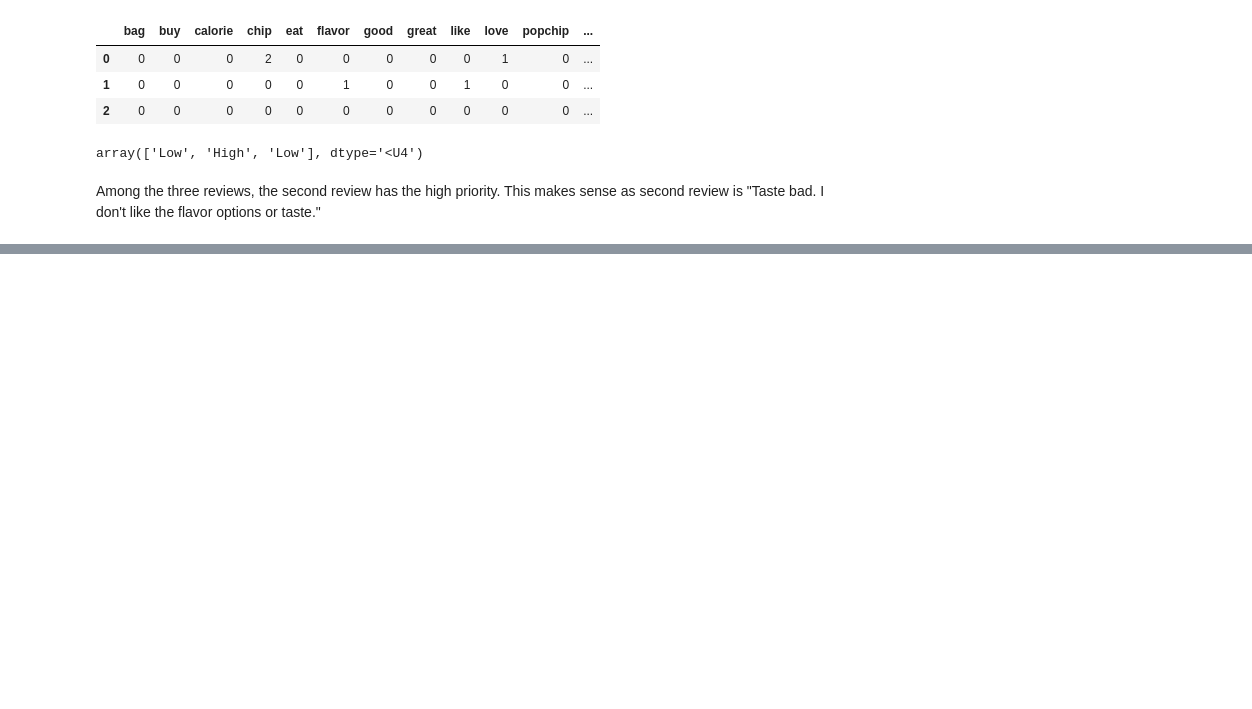
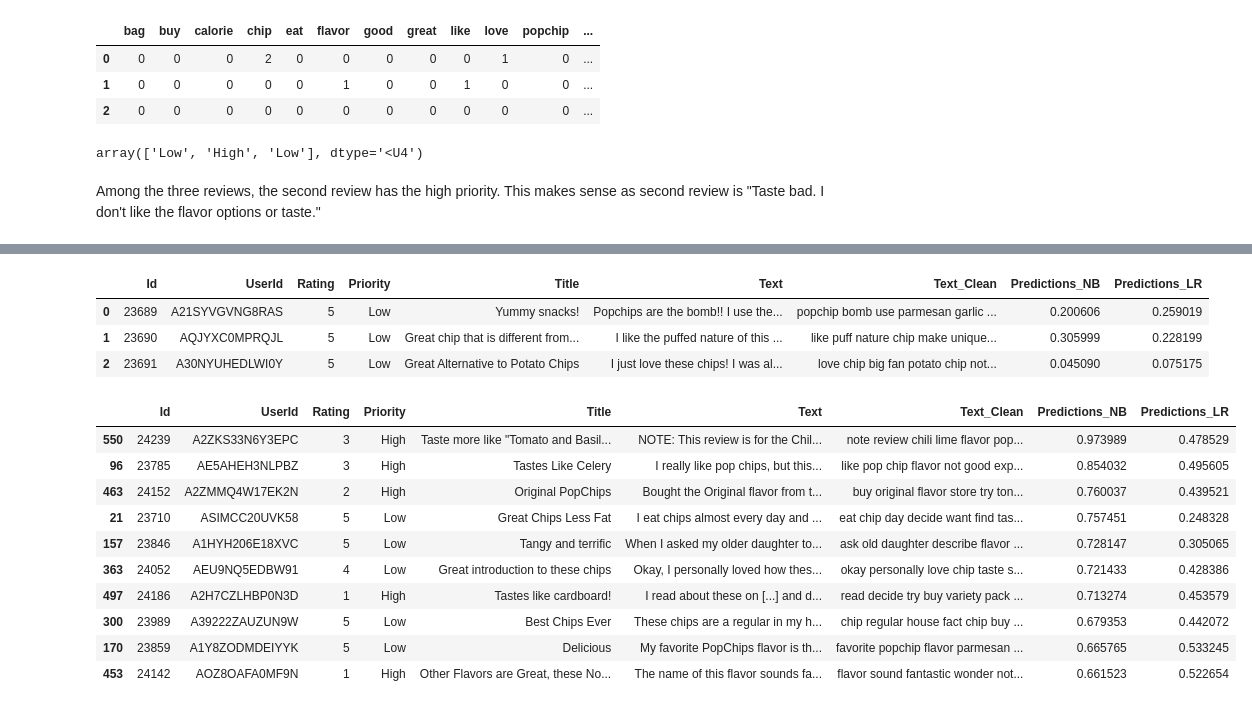
Before and after one commit to sulabola/NLP_in_Python, a Jupyter notebook: Chapter 3 - NLP with Machine Learning.ipynb, the cells around one changed output, grey strips where cells are left out. Cells and saved outputs as stored; diff of their text form; code cells hidden in the pictures; blank space fills up the shorter version.

```diff
--- a/Chapter 3 - NLP with Machine Learning.ipynb
+++ b/Chapter 3 - NLP with Machine Learning.ipynb
@@ -462,0 +486,17 @@ This makes sense as second review is "Taste bad. I don't like the flavor options
+# %%
+### Now we have new input for our model (instead of counts)
+### However, the output is the same.
+
+### Train/Test split
+Xt_train, Xt_test, yt_train, yt_test = train_test_split(Xt_df, y, test_size=0.2, random_state=42)
+
+### Model
+model_lr = LogisticRegression()
+model_lr.fit(Xt_train, yt_train)
+
+### Predict
+y_pred_lr = model_lr.predict(Xt_test)
+
+### Evaluate
+print("Accuracy:", accuracy_score(yt_test, y_pred_lr))
+print(classification_report(yt_test, y_pred_lr))
@@ -462,0 +578,29 @@ This makes sense as second review is "Taste bad. I don't like the flavor options
+# %%
+### Now we will add these details to the dataframe
+
+reviews['Predictions_NB'] = model.predict_proba(X_df)[:,0]
+
+reviews['Predictions_LR'] = model_lr.predict_proba(Xt_df)[:,0]
+# %%
+reviews.head(3)
+# %% [output]
+|  | Id | UserId | Rating | Priority | Title | Text | Text_Clean | Predictions_NB | Predictions_LR |
+| 0 | 23689 | A21SYVGVNG8RAS | 5 | Low | Yummy snacks! | Popchips are the bomb!! I use the... | popchip bomb use parmesan garlic ... | 0.200606 | 0.259019 |
+| 1 | 23690 | AQJYXC0MPRQJL | 5 | Low | Great chip that is different from... | I like the puffed nature of this ... | like puff nature chip make unique... | 0.305999 | 0.228199 |
+| 2 | 23691 | A30NYUHEDLWI0Y | 5 | Low | Great Alternative to Potato Chips | I just love these chips! I was al... | love chip big fan potato chip not... | 0.045090 | 0.075175 |
+# %%
+### Let's sort the values to determine which cases would have a high probability for high priority under Naive Bayes:
+
+reviews.sort_values(by='Predictions_NB', ascending=False).head(10)
+# %% [output]
+|  | Id | UserId | Rating | Priority | Title | Text | Text_Clean | Predictions_NB | Predictions_LR |
+| 550 | 24239 | A2ZKS33N6Y3EPC | 3 | High | Taste more like "Tomato and Basil... | NOTE: This review is for the Chil... | note review chili lime flavor pop... | 0.973989 | 0.478529 |
+| 96 | 23785 | AE5AHEH3NLPBZ | 3 | High | Tastes Like Celery | I really like pop chips, but this... | like pop chip flavor not good exp... | 0.854032 | 0.495605 |
+| 463 | 24152 | A2ZMMQ4W17EK2N | 2 | High | Original PopChips | Bought the Original flavor from t... | buy original flavor store try ton... | 0.760037 | 0.439521 |
+| 21 | 23710 | ASIMCC20UVK58 | 5 | Low | Great Chips Less Fat | I eat chips almost every day and ... | eat chip day decide want find tas... | 0.757451 | 0.248328 |
+| 157 | 23846 | A1HYH206E18XVC | 5 | Low | Tangy and terrific | When I asked my older daughter to... | ask old daughter describe flavor ... | 0.728147 | 0.305065 |
+| 363 | 24052 | AEU9NQ5EDBW91 | 4 | Low | Great introduction to these chips | Okay, I personally loved how thes... | okay personally love chip taste s... | 0.721433 | 0.428386 |
+| 497 | 24186 | A2H7CZLHBP0N3D | 1 | High | Tastes like cardboard! | I read about these on [...] and d... | read decide try buy variety pack ... | 0.713274 | 0.453579 |
+| 300 | 23989 | A39222ZAUZUN9W | 5 | Low | Best Chips Ever | These chips are a regular in my h... | chip regular house fact chip buy ... | 0.679353 | 0.442072 |
+| 170 | 23859 | A1Y8ZODMDEIYYK | 5 | Low | Delicious | My favorite PopChips flavor is th... | favorite popchip flavor parmesan ... | 0.665765 | 0.533245 |
+| 453 | 24142 | AOZ8OAFA0MF9N | 1 | High | Other Flavors are Great, these No... | The name of this flavor sounds fa... | flavor sound fantastic wonder not... | 0.661523 | 0.522654 |
```
Also changed, not shown: parts of 10 cells of this notebook.
